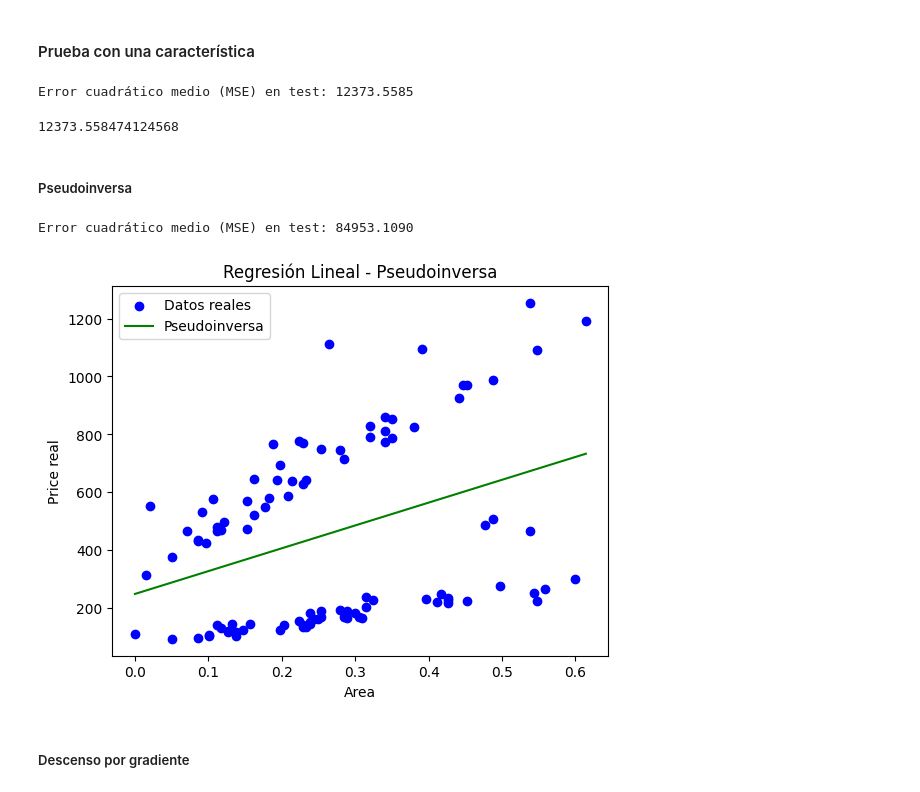
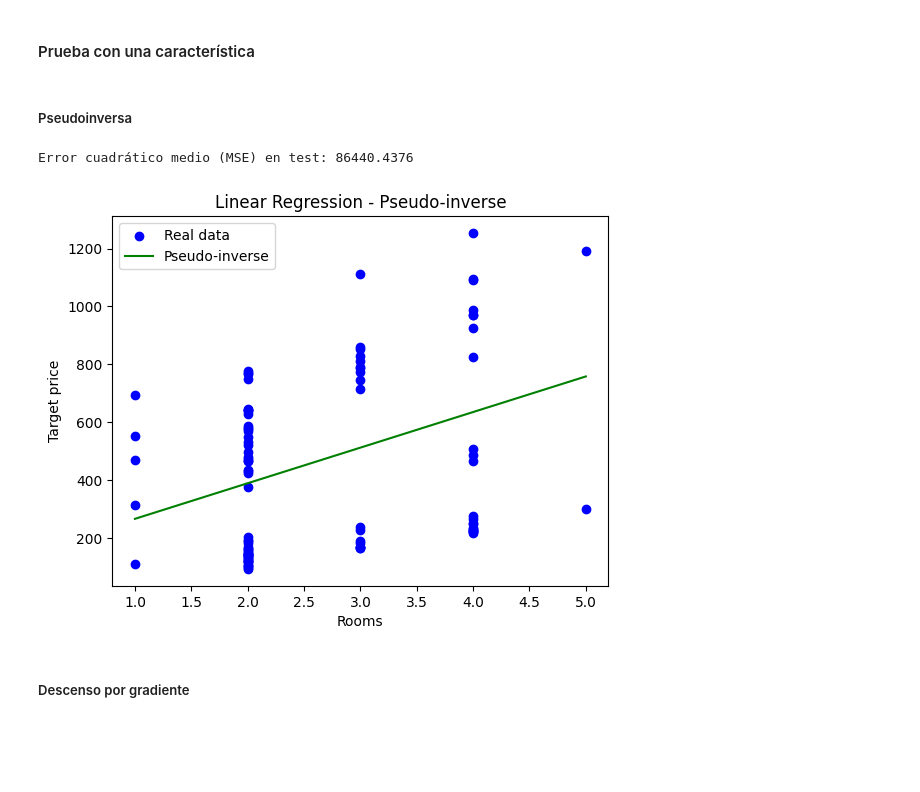
Before and after one commit to anatissera/Machine-Learning-Deep-Learning, a Jupyter notebook: Tissera_AnaPaula_TP1/Entrega_TP1.ipynb, the cells around one changed output. Cells and saved outputs as stored; diff of their text form; code cells hidden in the pictures; blank space fills up the shorter version.

```diff
--- a/Tissera_AnaPaula_TP1/Entrega_TP1.ipynb
+++ b/Tissera_AnaPaula_TP1/Entrega_TP1.ipynb
@@ -435,18 +440,30 @@ Dataset guardado como 'data/processed/casas_test_filled.csv'.
 from src.models import LinearRegression
 from src.utils import load_data
 # %%
+use_already_scaled = False # False para escalar dentro de la clase LinearRegression -> para pasarle el set de test como está
+
 dir_base = "data/processed/"
-train_path = dir_base + "casas_train_filled_n_normalized.csv"
-validation_path = dir_base + "casas_val_filled_n_normalized.csv"
+
+if not use_already_scaled:
+    train_path = dir_base + "casas_train_filled.csv"
+    validation_path = dir_base + "casas_val_filled.csv"
+else:
+    train_path = dir_base + "casas_train_filled_n_normalized.csv"
+    validation_path = dir_base + "casas_val_filled_n_normalized.csv"
+
 test_path = dir_base + "casas_test_filled.csv"
 
-def use_test(test_path):
+
+def use_test(test_path, is_scaled=False, train_stats=None):
     test = pd.read_csv(test_path)
     test = area_units_conversion(test)
-    test = scale_df(test, train_stats, True)
+
+    if is_scaled:
+       test = scale_df(test, train_stats, True) # no lo voy a usar
+
     return test
 
-test = use_test(test_path)
+test = use_test(test_path, use_already_scaled, train_stats)
 
 features = ["area", "is_house", "has_pool", "age", "lat", "lon", "rooms"]
 target = "price"
@@ -457,26 +474,19 @@ X_test, y_test = load_data("", test, features, target, True)
 # %% [markdown]
 #### Prueba con una característica
 # %%
-X_train_1 = X_train[:, [0]]  # solo area
-X_val_1 = X_val[:, [0]]
-X_test_1 = X_test[:, [0]]
+X_train_1 = X_train[:, [6]]  # solo rooms
+X_val_1 = X_val[:, [6]]
+X_test_1 = X_test[:, [6]]
-# %%
-modelo_pseudo_multi = LinearRegression(X_train, y_train, X_val, y_val, train_stats)
-modelo_pseudo_multi.entrenar_pseudoinversa()
-modelo_pseudo_multi.evaluar(X_test, y_test)
-# %% [output]
-Error cuadrático medio (MSE) en test: 12373.5585
-12373.558474124568
 # %% [markdown]
 ##### Pseudoinversa
 # %%
-modelo_pseudo = LinearRegression(X_train_1, y_train, X_val_1, y_val, train_stats)
-modelo_pseudo.entrenar_pseudoinversa()
-modelo_pseudo.evaluar(X_test_1, y_test)
-modelo_pseudo.graficar_regresion_pseudoinversa(X_test_1, y_test, ["Area"])
+model_one_feature_pinv = LinearRegression(X_train_1, y_train, X_val_1, y_val, ["rooms"])
+model_one_feature_pinv.entrenar_pseudoinversa()
+model_one_feature_pinv.evaluar(X_test_1, y_test)
+model_one_feature_pinv.graficar_regresion_pseudoinversa(X_test_1, y_test, ["Rooms"])
 # %% [output]
-Error cuadrático medio (MSE) en test: 84953.1090
+Error cuadrático medio (MSE) en test: 86440.4376
-[figure, old version]
+[figure, new version]
 # %% [markdown]
 ##### Descenso por gradiente
 # %%
```
Also changed, not shown: parts of 129 cells of this notebook, 14 other files.
